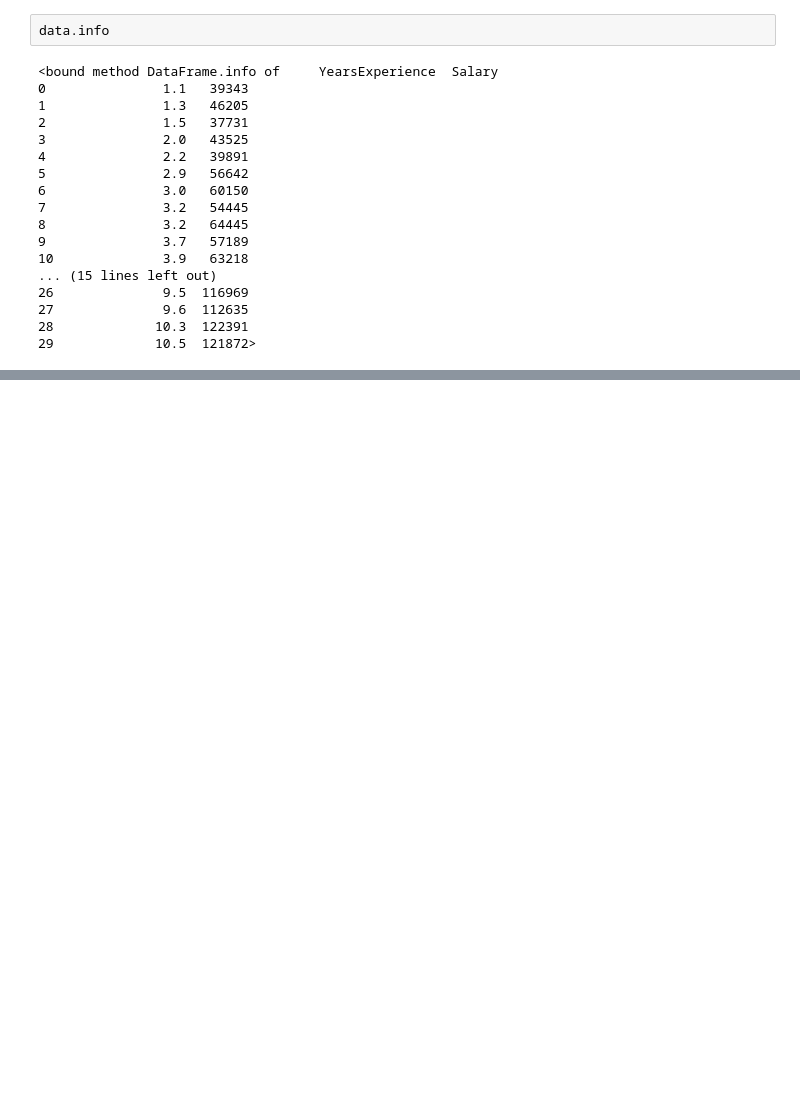
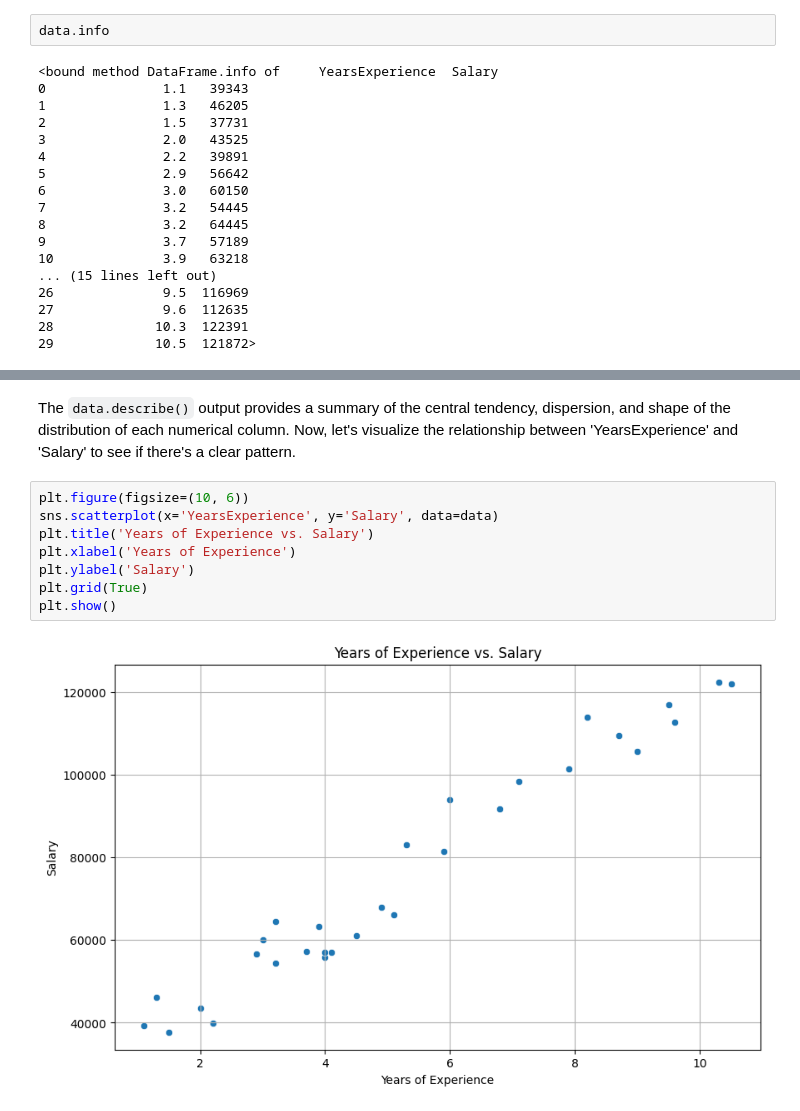
Before and after one commit to Pubudu-98/Colab, a Jupyter notebook: Salary_Prediction.ipynb, the cells around one changed output, grey strips where cells are left out. Cells and saved outputs as stored; diff of their text form; blank space fills up the shorter version.

```diff
--- a/Salary_Prediction.ipynb
+++ b/Salary_Prediction.ipynb
@@ -55,0 +95,12 @@ dtype: int64
+# %% [markdown]
+The `data.describe()` output provides a summary of the central tendency, dispersion, and shape of the distribution of each numerical column. Now, let's visualize the relationship between 'YearsExperience' and 'Salary' to see if there's a clear pattern.
+# %%
+plt.figure(figsize=(10, 6))
+sns.scatterplot(x='YearsExperience', y='Salary', data=data)
+plt.title('Years of Experience vs. Salary')
+plt.xlabel('Years of Experience')
+plt.ylabel('Salary')
+plt.grid(True)
+plt.show()
+# %% [output]
+[figure, added]
```
Also changed, not shown: parts of 8 cells of this notebook.
